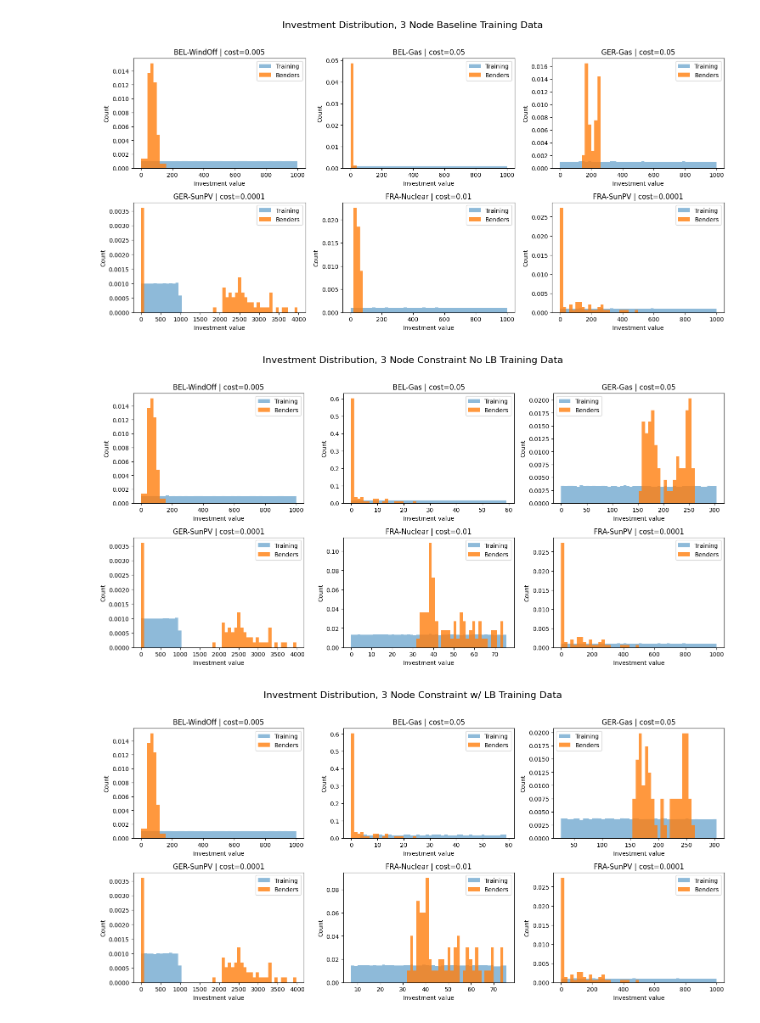
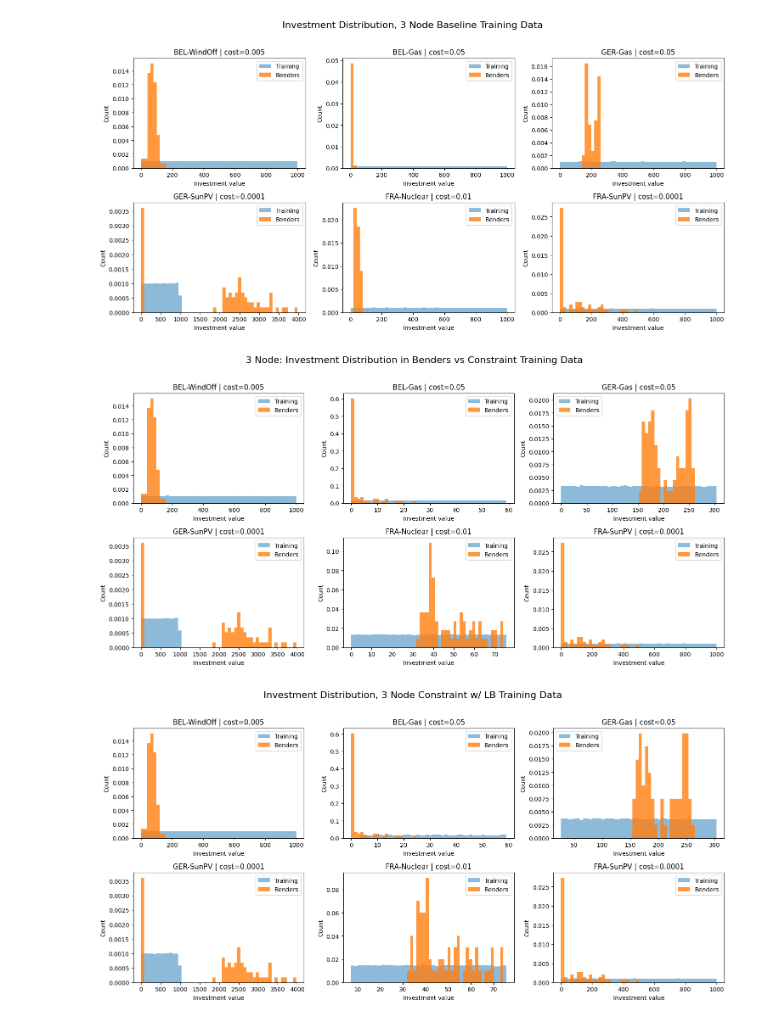
Before and after one commit to PeterrHH/ML-Enhanced-Benders, a Jupyter notebook: experiment-output/ch7/data_analysis.ipynb, the cells around one changed output. Drawn from its saved outputs; the diff is of its cells as text; code cells hidden in the pictures.

```diff
--- a/experiment-output/ch7/data_analysis.ipynb
+++ b/experiment-output/ch7/data_analysis.ipynb
@@ -120,14 +122,14 @@ plot_investment_dist(training_data_path, benders_data_path,
 # %%
 import matplotlib.pyplot as plt
 # Constraint Dataset with no Lower Bound
-benders_data_path = "../../outputs/Benders/3Node/experiment_data_sample_duration:120_start_exact:False_exact_refinement:True_run_name:train:0.8_rho:0.5_rhomax:5000_alpha:10_ConstNoLB.csv"
+benders_data_path = "../../outputs/Benders/3Node/experiment_data_sample_duration:120_start_exact:False_exact_refinement:True_run_name:train:0.8_rho:0.5_rhomax:5000_alpha:10_ConstNoLB2.csv"
 training_data_path = "../../data/ED_data/Constraint/ED_NB-G-F_GB2-G2-F2_L3_c0_s0_p0_ui_constraint1000_smp15_GenConst_lbFalse.pkl"
 config_path = "../../config.json"
 
 plot_investment_dist(training_data_path, benders_data_path,
-                     config_path, plot_name="Investment Distribution, 3 Node Constraint No LB Training Data")
+                     config_path, plot_name=" 3 Node: Investment Distribution in Benders vs Constraint Training Data")
 # %% [output]
-[figure, old version]
+[figure, new version]
 # %%
 import matplotlib.pyplot as plt
 # Constraint Dataset with no Lower Bound
```
Also changed, not shown: parts of 7 cells of this notebook, 8 other files.
